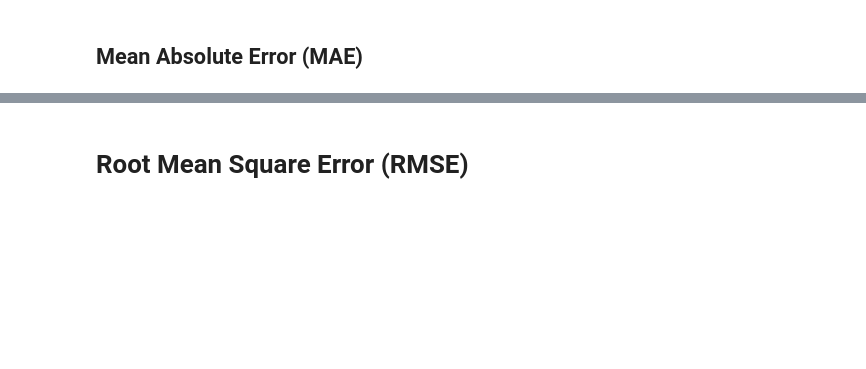
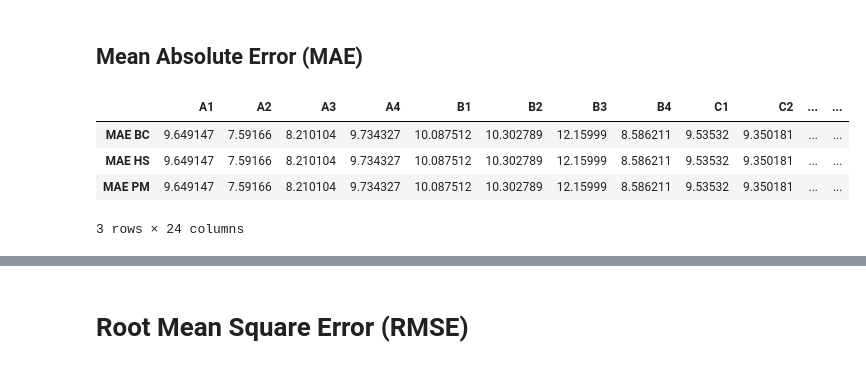
Before and after one commit to rafiachmadfr/Evapotranspiration-Analysis, a Jupyter notebook: 03. Data Analysis.ipynb, the cells around one changed output, grey strips where cells are left out. Drawn from its saved outputs; the diff is of its cells as text; code cells hidden in the pictures; blank space fills up the shorter version.

```diff
--- a/03. Data Analysis.ipynb
+++ b/03. Data Analysis.ipynb
@@ -191,0 +211,24 @@ print(f'Mean Absolute Error (MAE) Penman-Monteith: {mae_pm:.2f}')
+# %%
+mae_bc = {}
+mae_hs = {}
+mae_pm = {}
+
+# Menghitung MSE untuk setiap kolom
+for col in aktual.columns:
+    mae_bc[col] = mean_absolute_error(aktual[col], estimasi_bc)
+    mae_hs[col] = mean_absolute_error(aktual[col], estimasi_bc)
+    mae_pm[col] = mean_absolute_error(aktual[col], estimasi_bc)
+
+df_mae = pd.DataFrame({
+    'MAE BC': mae_bc,
+    'MAE HS': mae_hs,
+    'MAE PM': mae_pm
+}).T
+
+df_mae.head()
+# %% [output]
+|  | A1 | A2 | A3 | A4 | B1 | B2 | B3 | B4 | C1 | C2 | ... | ... |
+| MAE BC | 9.649147 | 7.59166 | 8.210104 | 9.734327 | 10.087512 | 10.302789 | 12.15999 | 8.586211 | 9.53532 | 9.350181 | ... | ... |
+| MAE HS | 9.649147 | 7.59166 | 8.210104 | 9.734327 | 10.087512 | 10.302789 | 12.15999 | 8.586211 | 9.53532 | 9.350181 | ... | ... |
+| MAE PM | 9.649147 | 7.59166 | 8.210104 | 9.734327 | 10.087512 | 10.302789 | 12.15999 | 8.586211 | 9.53532 | 9.350181 | ... | ... |
+3 rows × 24 columns
```
Also changed, not shown: parts of 23 cells of this notebook, 12 other files.
